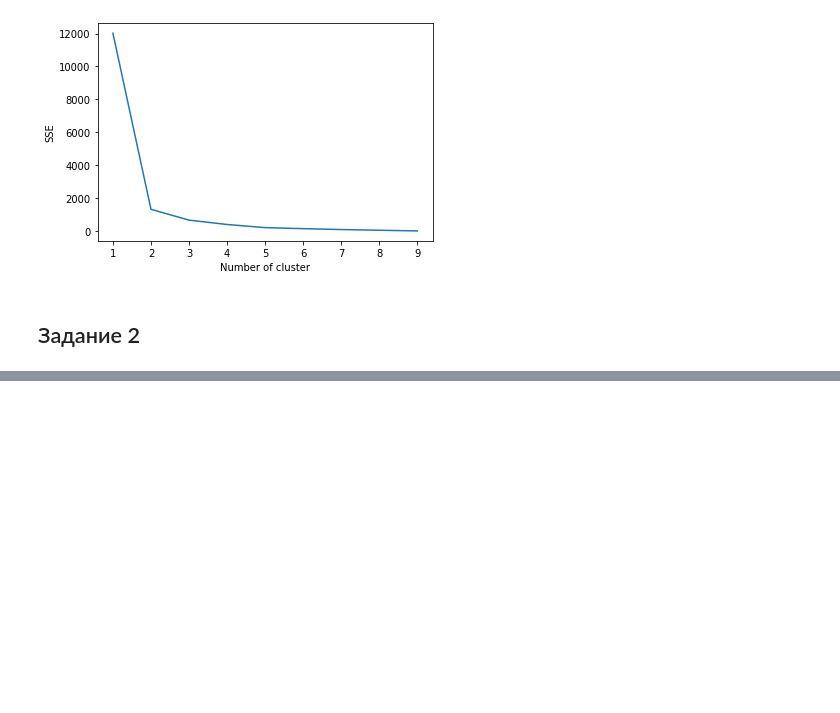
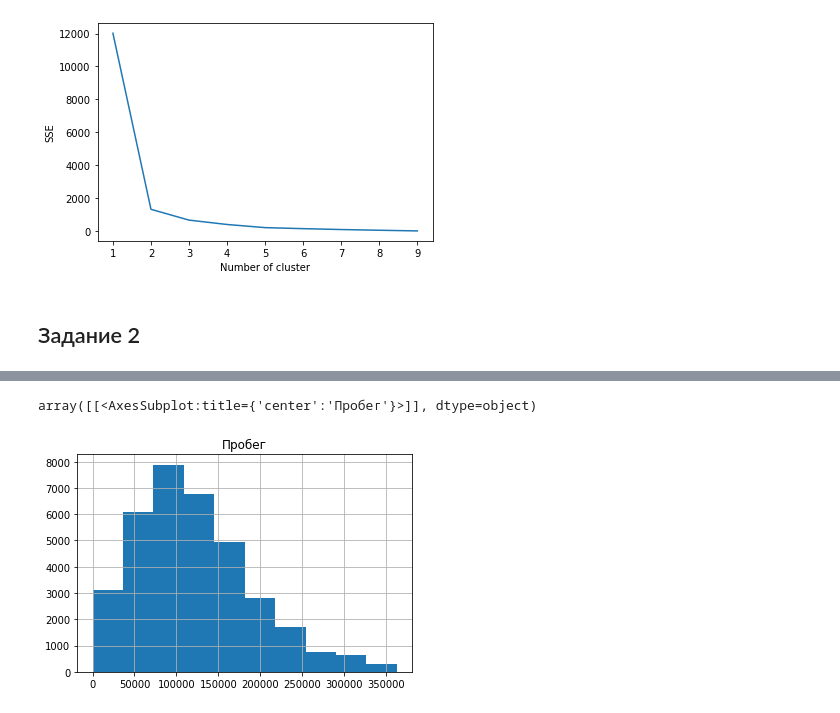
Before and after one commit to margoosha/Metod_analys, a Jupyter notebook: Lab2_ml.ipynb, the cells around one changed output, grey strips where cells are left out. Saved outputs shown, nothing was run; the diff lists cells and outputs as text; code cells hidden in the pictures; blank space fills up the shorter version.

```diff
--- a/Lab2_ml.ipynb
+++ b/Lab2_ml.ipynb
@@ -53,0 +78,5 @@ FileNotFoundError: [Errno 2] No such file or directory: 'data/2.csv'
+# %%
+df.hist('Пробег')
+# %% [output]
+array([[<AxesSubplot:title={'center':'Пробег'}>]], dtype=object)
+[figure, added]
```
Also changed, not shown: parts of 9 cells of this notebook.
